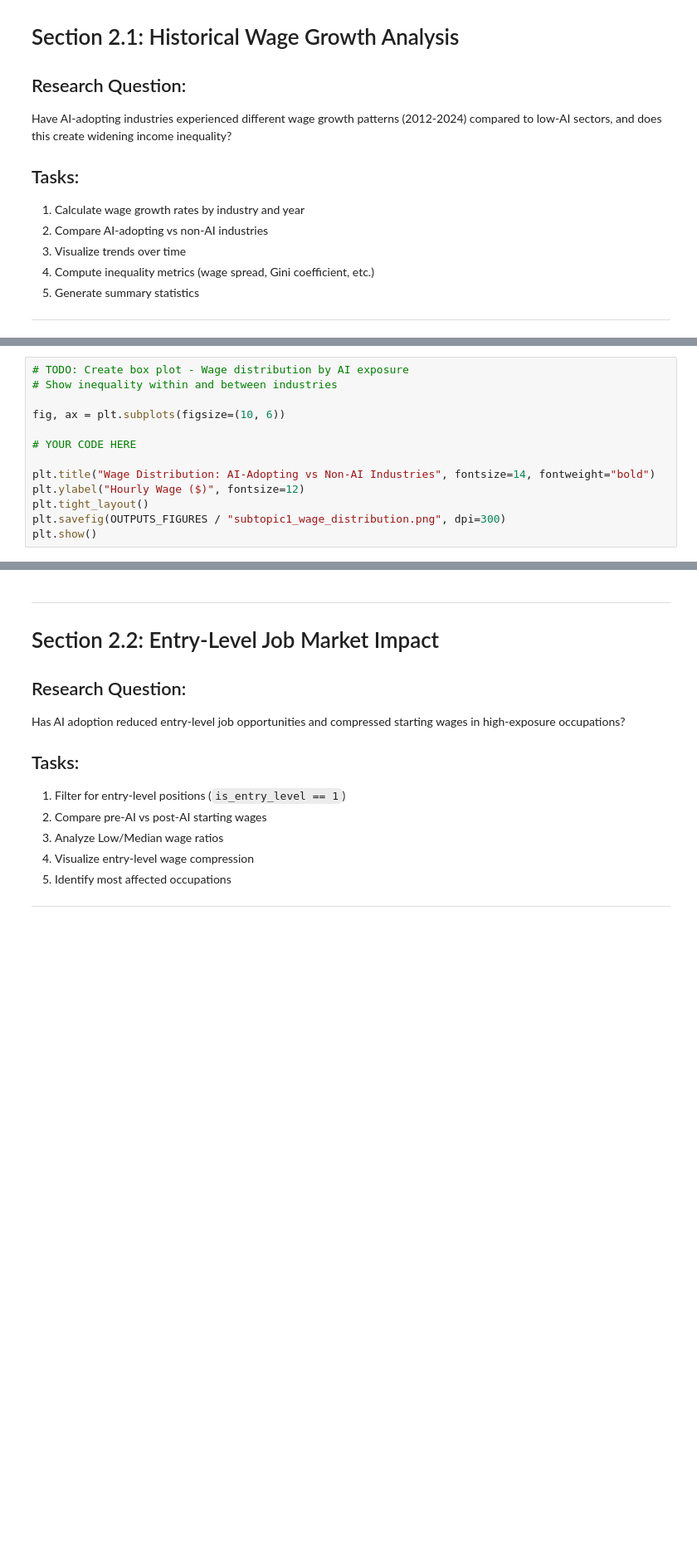
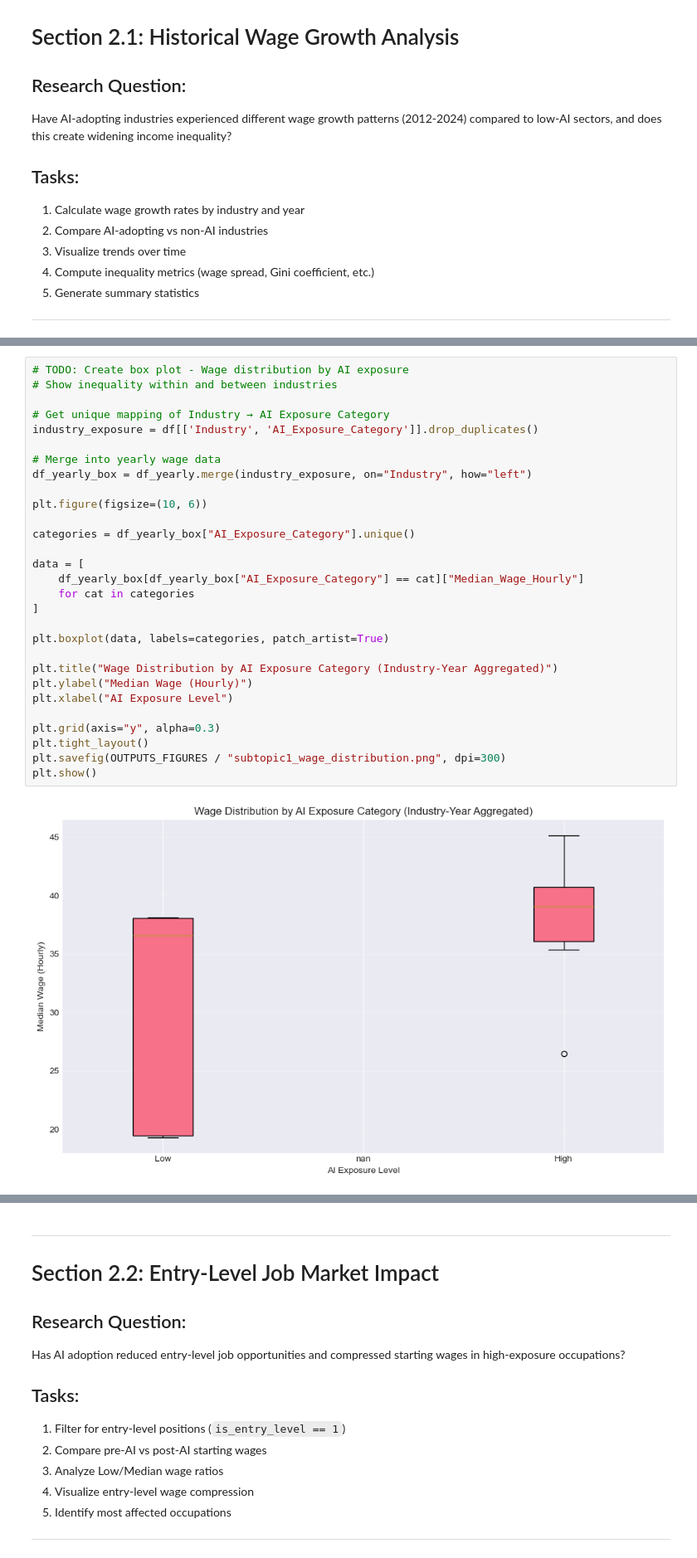
Before and after one commit to ojadeyemi/MATH_1130_Final_Project, a Jupyter notebook: notebooks/02_analysis.ipynb, the cells around one changed output, grey strips where cells are left out. Shown: that part at 83% size. Saved outputs shown, nothing was run; the diff lists cells and outputs as text; blank space fills up the shorter version.

```diff
--- a/notebooks/02_analysis.ipynb
+++ b/notebooks/02_analysis.ipynb
@@ -108,13 +206,31 @@ plt.show()
 # %%
 # TODO: Create box plot - Wage distribution by AI exposure
 # Show inequality within and between industries
 
-fig, ax = plt.subplots(figsize=(10, 6))
+# Get unique mapping of Industry → AI Exposure Category
+industry_exposure = df[['Industry', 'AI_Exposure_Category']].drop_duplicates()
 
-# YOUR CODE HERE
+# Merge into yearly wage data
+df_yearly_box = df_yearly.merge(industry_exposure, on="Industry", how="left")
 
-plt.title("Wage Distribution: AI-Adopting vs Non-AI Industries", fontsize=14, fontweight="bold")
-plt.ylabel("Hourly Wage ($)", fontsize=12)
+plt.figure(figsize=(10, 6))
+
+categories = df_yearly_box["AI_Exposure_Category"].unique()
+
+data = [
+    df_yearly_box[df_yearly_box["AI_Exposure_Category"] == cat]["Median_Wage_Hourly"]
+    for cat in categories
+]
+
+plt.boxplot(data, labels=categories, patch_artist=True)
+
+plt.title("Wage Distribution by AI Exposure Category (Industry-Year Aggregated)")
+plt.ylabel("Median Wage (Hourly)")
+plt.xlabel("AI Exposure Level")
+
+plt.grid(axis="y", alpha=0.3)
 plt.tight_layout()
 plt.savefig(OUTPUTS_FIGURES / "subtopic1_wage_distribution.png", dpi=300)
 plt.show()
+# %% [output]
+[figure, added]
```
Also changed, not shown: parts of 28 cells of this notebook, 1 other file.
